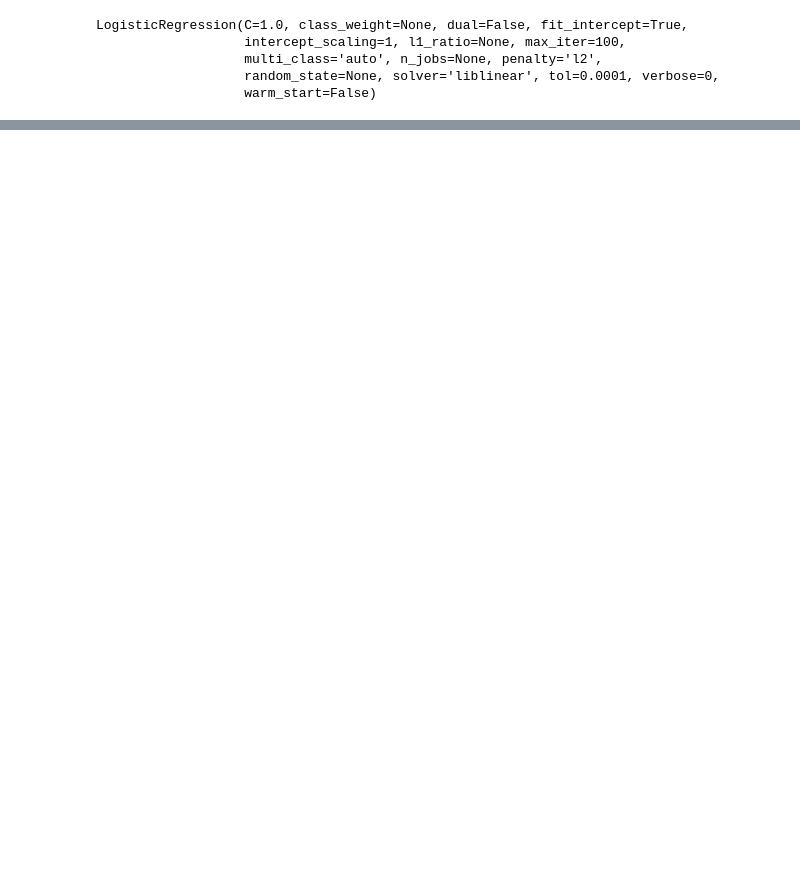
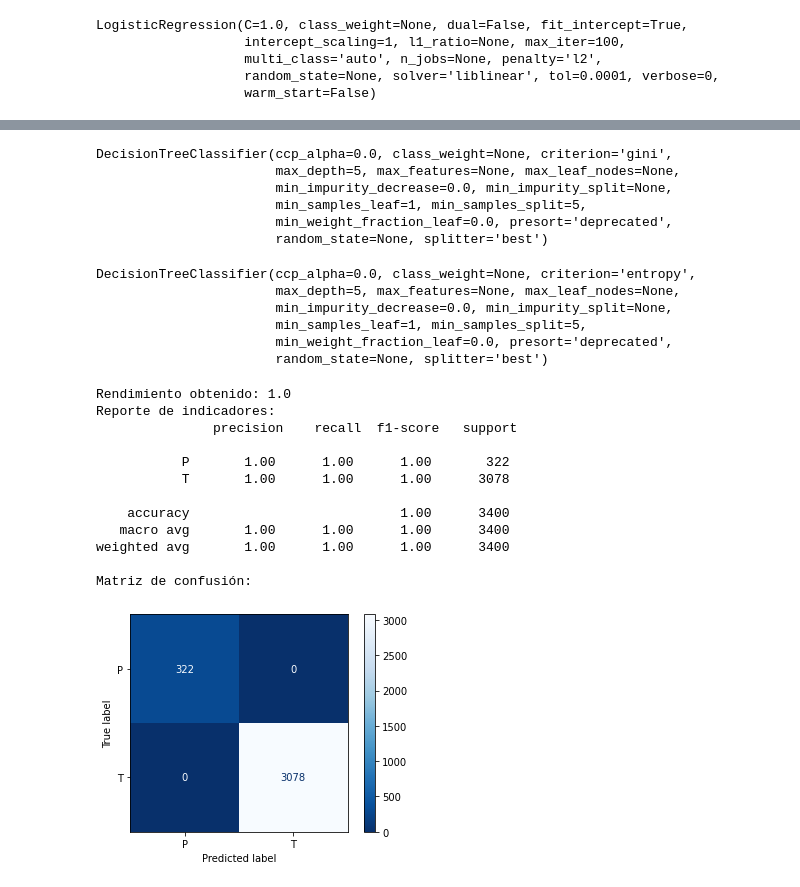
Before and after one commit to pacogp/TFM, a Jupyter notebook: Evaluación_Despliegue_TFM.ipynb, the cells around one changed output, grey strips where cells are left out. Cells and saved outputs as stored; diff of their text form; code cells hidden in the pictures; blank space fills up the shorter version.

```diff
--- a/Evaluación_Despliegue_TFM.ipynb
+++ b/Evaluación_Despliegue_TFM.ipynb
@@ -212,0 +284,56 @@ LogisticRegression(C=1.0, class_weight=None, dual=False, fit_intercept=True,
+# %%
+from sklearn.tree import DecisionTreeClassifier
+
+# Prueba Nro. 1
+dtc = DecisionTreeClassifier(ccp_alpha=0.0, class_weight=None, criterion='gini',
+                     max_depth=5, max_features=None, max_leaf_nodes=None,
+                     min_impurity_decrease=0.0, min_impurity_split=None,
+                     min_samples_leaf=1, min_samples_split=5,
+                     min_weight_fraction_leaf=0.0, presort='deprecated',
+                     random_state=None, splitter='best')
+
+dtc.fit(train_data, train_labels)
+
+# criterion{“gini”, “entropy”}, default=”gini”
+# %% [output]
+DecisionTreeClassifier(ccp_alpha=0.0, class_weight=None, criterion='gini',
+                       max_depth=5, max_features=None, max_leaf_nodes=None,
+                       min_impurity_decrease=0.0, min_impurity_split=None,
+                       min_samples_leaf=1, min_samples_split=5,
+                       min_weight_fraction_leaf=0.0, presort='deprecated',
+                       random_state=None, splitter='best')
+# %%
+# Prueba Nro. 2
+
+dtc2 = DecisionTreeClassifier(ccp_alpha=0.0, class_weight=None, criterion='entropy',
+                       max_depth=5, max_features=None, max_leaf_nodes=None,
+                       min_impurity_decrease=0.0, min_impurity_split=None,
+                       min_samples_leaf=1, min_samples_split=5,
+                       min_weight_fraction_leaf=0.0, presort='deprecated',
+                       random_state=None, splitter='best')
+
+dtc2.fit(train_data, train_labels)
+# %% [output]
+DecisionTreeClassifier(ccp_alpha=0.0, class_weight=None, criterion='entropy',
+                       max_depth=5, max_features=None, max_leaf_nodes=None,
+                       min_impurity_decrease=0.0, min_impurity_split=None,
+                       min_samples_leaf=1, min_samples_split=5,
+                       min_weight_fraction_leaf=0.0, presort='deprecated',
+                       random_state=None, splitter='best')
+# %%
+# Prueba Nro. 1
+evaluar_modelo(dtc, test_data, test_labels)
+# %% [output]
+Rendimiento obtenido: 1.0
+Reporte de indicadores:
+               precision    recall  f1-score   support
+
+           P       1.00      1.00      1.00       322
+           T       1.00      1.00      1.00      3078
+
+    accuracy                           1.00      3400
+   macro avg       1.00      1.00      1.00      3400
+weighted avg       1.00      1.00      1.00      3400
+
+Matriz de confusión:
+[figure, added]
```
Also changed, not shown: parts of 14 cells of this notebook.
